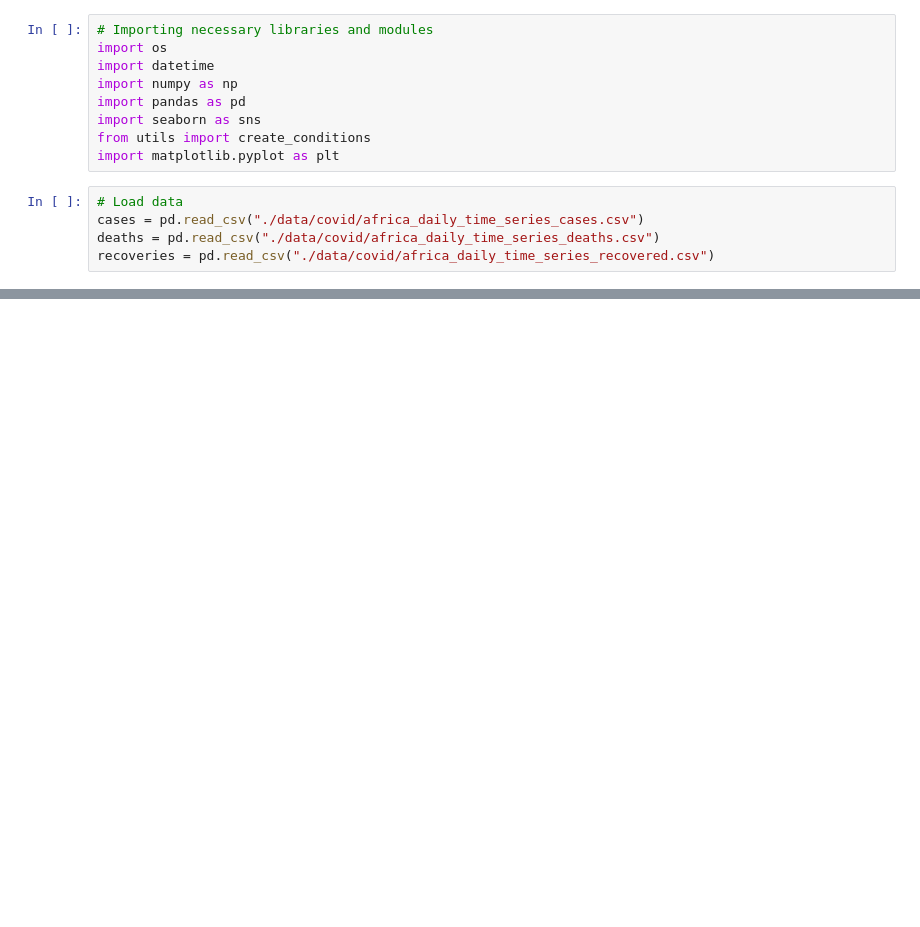
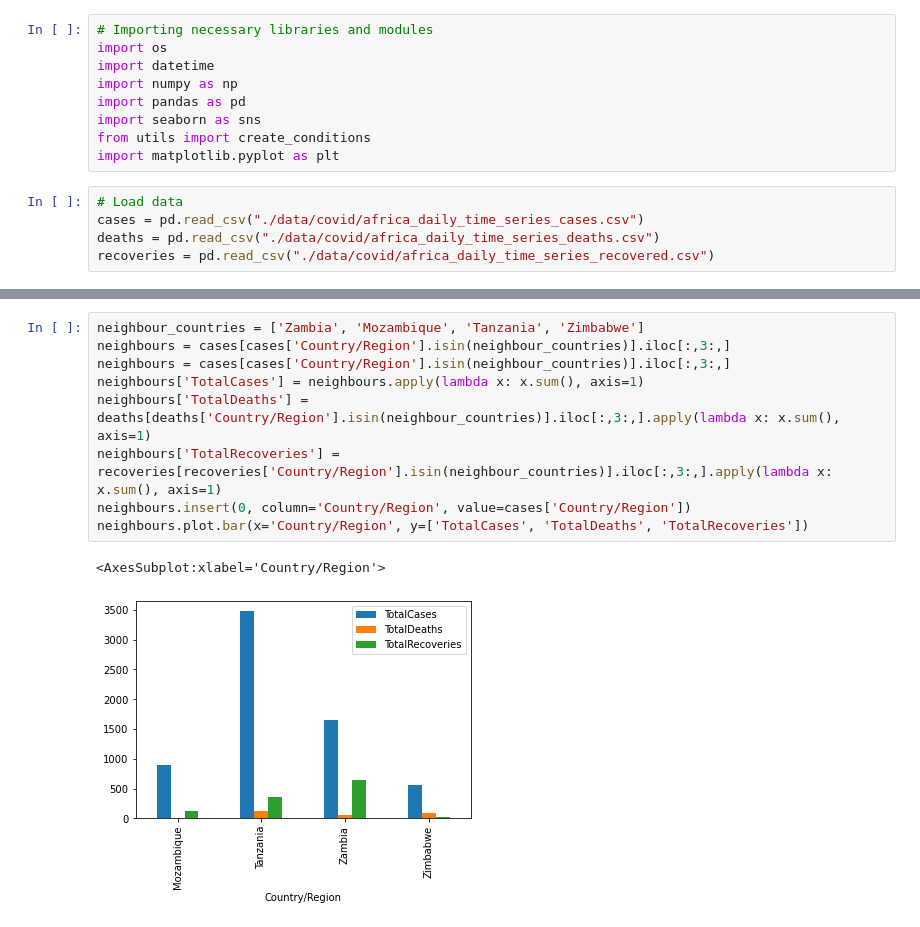
Before and after one commit to pike-msonda/adds_project, a Jupyter notebook: covid.ipynb, the cells around one changed output, grey strips where cells are left out. Cells and saved outputs as stored; diff of their text form; blank space fills up the shorter version.

Commit message:
added death, recovery and positive diag data for covid

```diff
--- a/covid.ipynb
+++ b/covid.ipynb
@@ -45,0 +31,12 @@ dtype: object
+# %%
+neighbour_countries = ['Zambia', 'Mozambique', 'Tanzania', 'Zimbabwe']
+neighbours = cases[cases['Country/Region'].isin(neighbour_countries)].iloc[:,3:,]
+neighbours = cases[cases['Country/Region'].isin(neighbour_countries)].iloc[:,3:,]
+neighbours['TotalCases'] = neighbours.apply(lambda x: x.sum(), axis=1)
+neighbours['TotalDeaths'] = deaths[deaths['Country/Region'].isin(neighbour_countries)].iloc[:,3:,].apply(lambda x: x.sum(), axis=1)
+neighbours['TotalRecoveries'] = recoveries[recoveries['Country/Region'].isin(neighbour_countries)].iloc[:,3:,].apply(lambda x: x.sum(), axis=1)
+neighbours.insert(0, column='Country/Region', value=cases['Country/Region'])
+neighbours.plot.bar(x='Country/Region', y=['TotalCases', 'TotalDeaths', 'TotalRecoveries'])
+# %% [output]
+<AxesSubplot:xlabel='Country/Region'>
+[figure, added]
```
Also changed, not shown: parts of 3 cells of this notebook.
